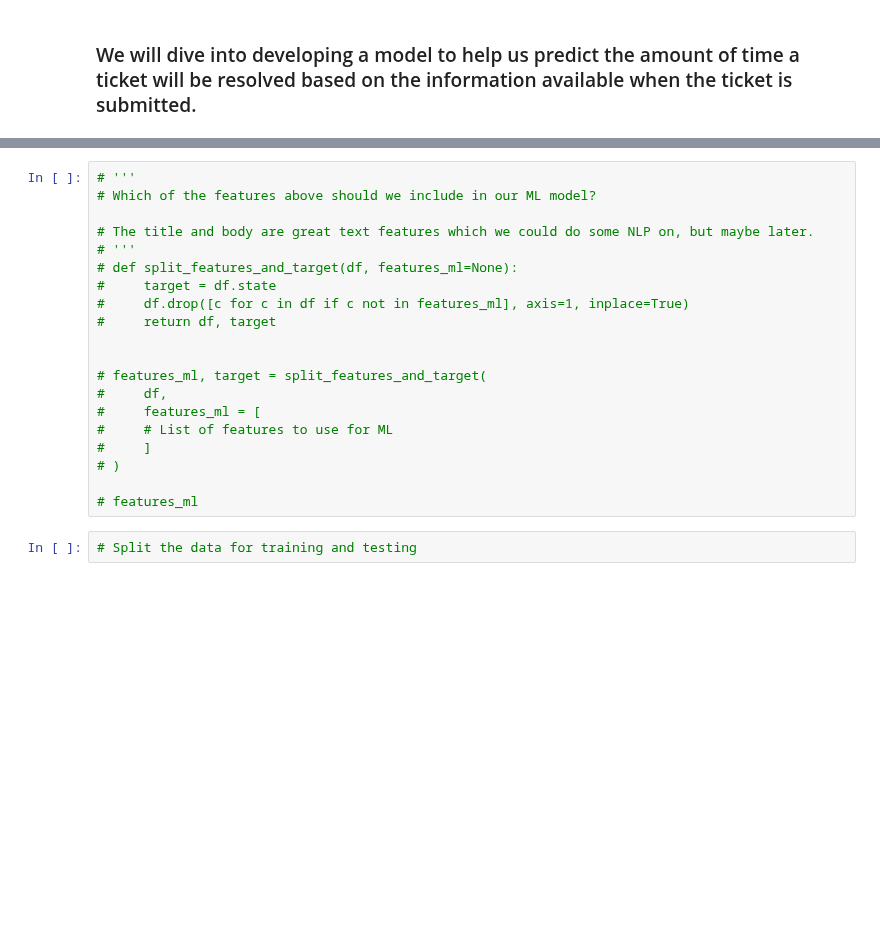
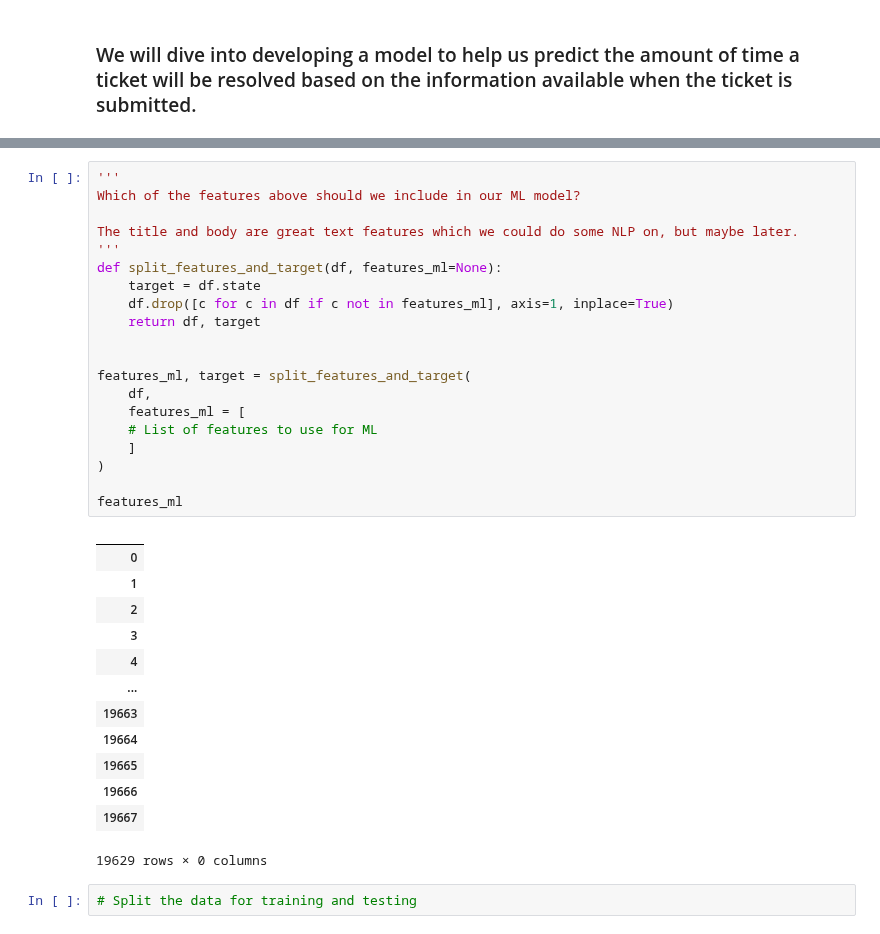
Before and after one commit to AmirZahre/Github_Org_Repo_Analysis, a Jupyter notebook: astronomer_V1.ipynb, the cells around one changed output, grey strips where cells are left out. Drawn from its saved outputs; the diff is of its cells as text; blank space fills up the shorter version.

```diff
--- a/astronomer_V1.ipynb
+++ b/astronomer_V1.ipynb
@@ -818,23 +882,37 @@ Text(0, 0.5, 'Number of Labels')
 # %%
-# '''
-# Which of the features above should we include in our ML model?
+'''
+Which of the features above should we include in our ML model?
 
-# The title and body are great text features which we could do some NLP on, but maybe later.
-# '''
-# def split_features_and_target(df, features_ml=None):
-#     target = df.state
-#     df.drop([c for c in df if c not in features_ml], axis=1, inplace=True)
-#     return df, target
+The title and body are great text features which we could do some NLP on, but maybe later.
+'''
+def split_features_and_target(df, features_ml=None):
+    target = df.state
+    df.drop([c for c in df if c not in features_ml], axis=1, inplace=True)
+    return df, target
 
 
-# features_ml, target = split_features_and_target(
-#     df,
-#     features_ml = [
-#     # List of features to use for ML
-#     ]
-# )
+features_ml, target = split_features_and_target(
+    df,
+    features_ml = [
+    # List of features to use for ML
+    ]
+)
 
-# features_ml
+features_ml
+# %% [output]
+|  |
+| 0 |
+| 1 |
+| 2 |
+| 3 |
+| 4 |
+| ... |
+| 19663 |
+| 19664 |
+| 19665 |
+| 19666 |
+| 19667 |
+19629 rows × 0 columns
 # %%
 # Split the data for training and testing
 # %%
```
Also changed, not shown: parts of 19 cells of this notebook.
